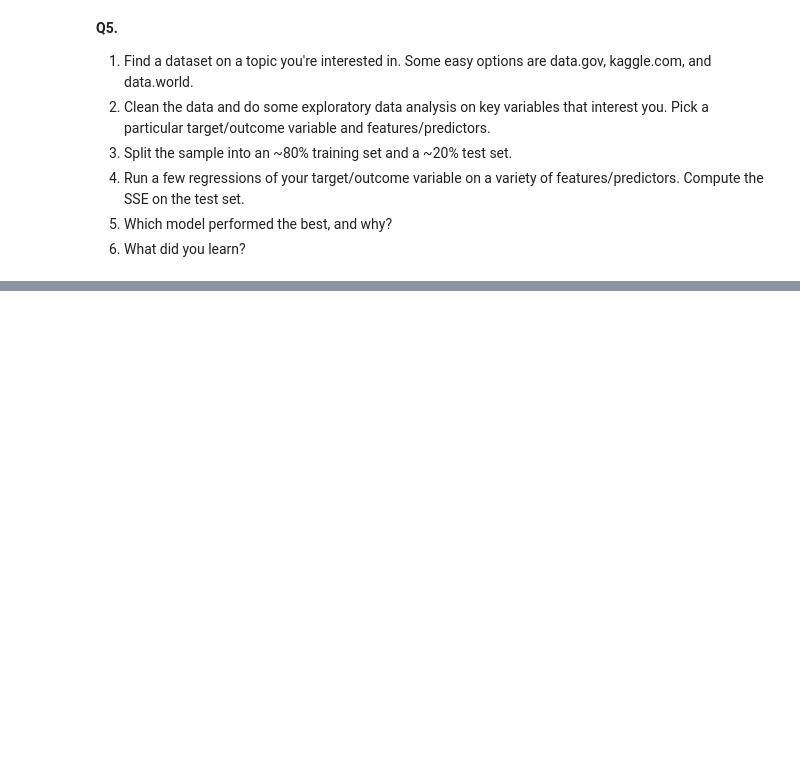
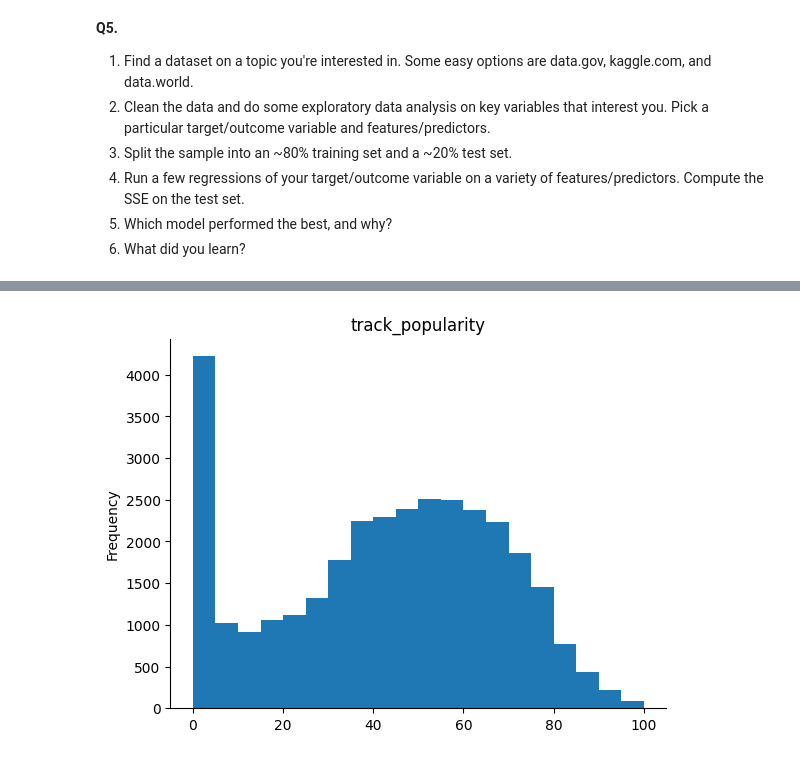
Before and after one commit to ejstew21/linearRegression, a Jupyter notebook: assignment.ipynb, the cells around one changed output, grey strips where cells are left out. Saved outputs shown, nothing was run; the diff lists cells and outputs as text; code cells hidden in the pictures; blank space fills up the shorter version.

```diff
--- a/assignment.ipynb
+++ b/assignment.ipynb
@@ -293,0 +448,23 @@ This is typically the preferred way of expressing the OLS coefficients.
+# %%
+# Accounting for a few more variables
+from sklearn.model_selection import train_test_split
+y = df['track_popularity']
+X = df.loc[:,['instrumentalness', 'acousticness', 'duration_norm', 'energy', 'danceability', 'loudness'] ]
+X_train, X_test, y_train, y_test = train_test_split(X,y,
+                                                    test_size=.2,
+                                                    random_state=100)
+
+Z_train = X_train.copy()
+Z_test = X_test.copy()
+
+reg = linear_model.LinearRegression(fit_intercept=False).fit(Z_train,y_train) # Run regression
+
+y_hat = reg.predict(Z_test)
+print('Rsq: ', reg.score(Z_test,y_test)) # R2
+rmse = np.sqrt( np.mean( (y_test - y_hat)**2 ))
+print('RMSE: ', rmse) # R2
+sse = np.sum((y_test - y_hat)**2)
+print('SSE:', sse)
+
+results = pd.DataFrame({'variable':reg.feature_names_in_, 'coefficient': reg.coef_}) # Regression coefficients
+results
@@ -293,0 +516,4 @@ This is typically the preferred way of expressing the OLS coefficients.
+# %%
+df['predicted_track_popularity'] = reg.predict(df[['instrumentalness', 'acousticness', 'duration_norm', 'energy', 'danceability', 'loudness']])
+sorted_df = df[['track_name','track_artist','track_popularity','predicted_track_popularity']].sort_values(by='track_popularity', ascending=False)
+sorted_df
@@ -293,0 +534,8 @@ This is typically the preferred way of expressing the OLS coefficients.
+# %%
+# @title track_popularity
+
+from matplotlib import pyplot as plt
+sorted_df['track_popularity'].plot(kind='hist', bins=20, title='track_popularity')
+plt.gca().spines[['top', 'right',]].set_visible(False)
+# %% [output]
+[figure, added]
```
Also changed, not shown: parts of 20 cells of this notebook.
